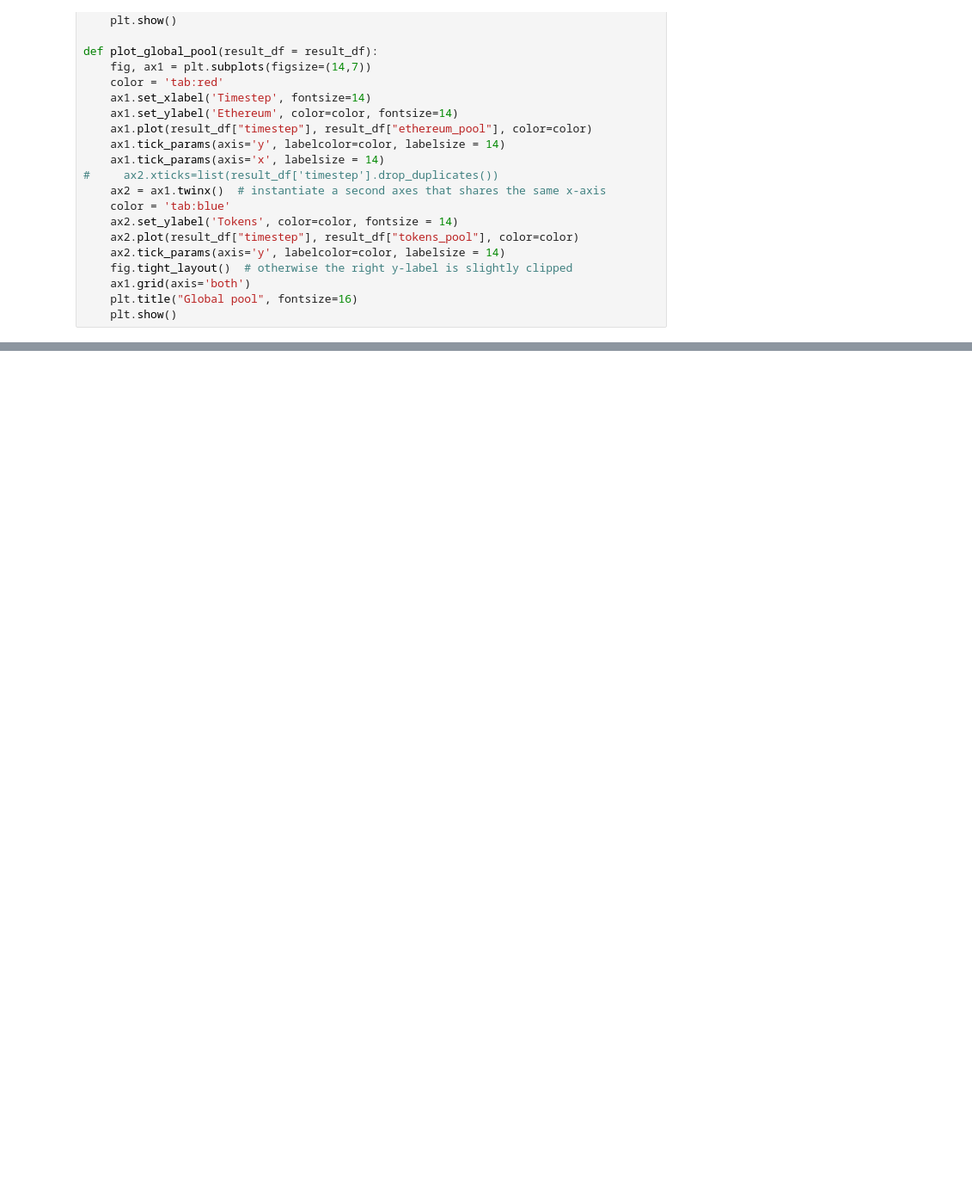
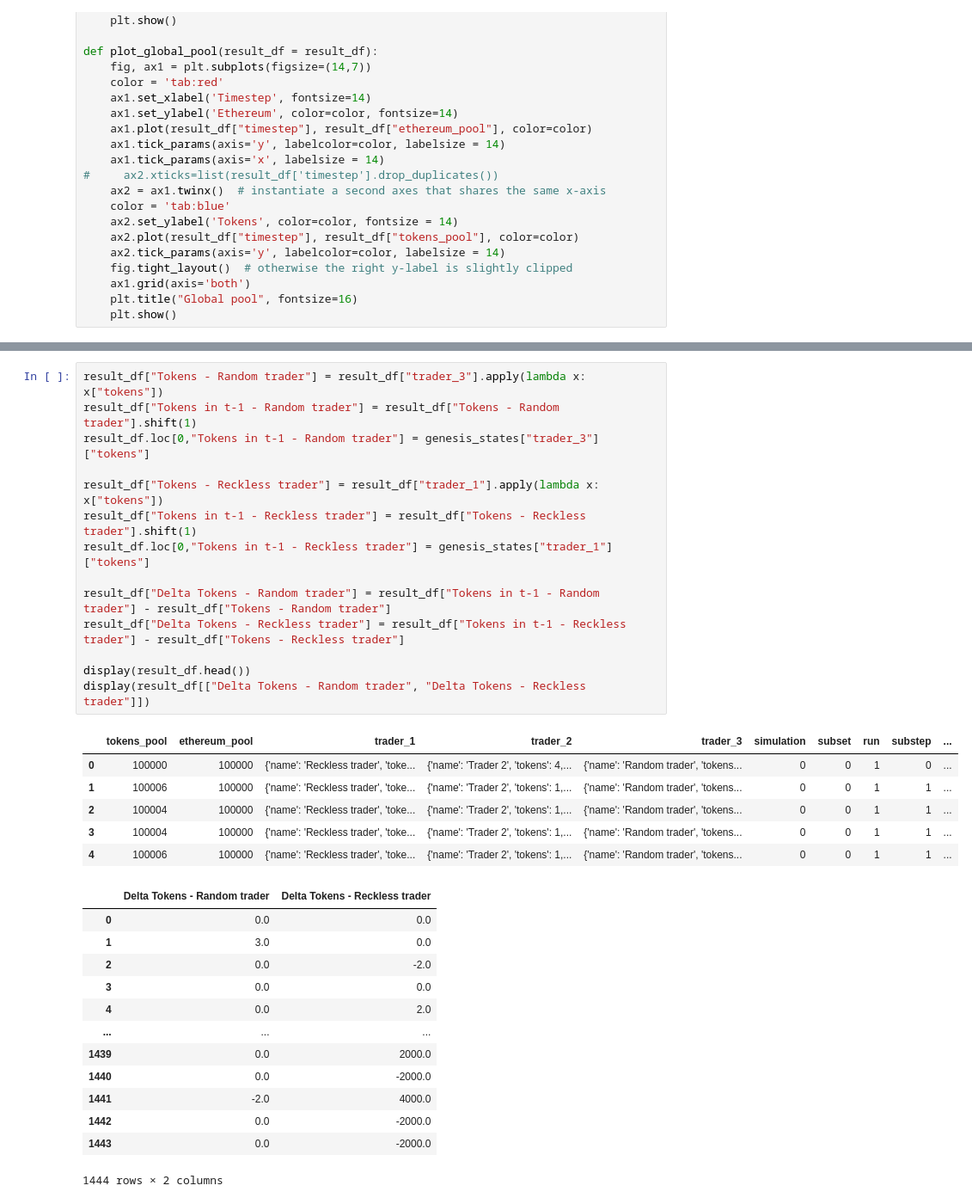
Before and after one commit to OdysseyMomentum/The-UFO-s, a Jupyter notebook: Notebooks/TradersAndMarket.ipynb, the cells around one changed output, grey strips where cells are left out. Shown at 86% size. Cells and saved outputs as stored; diff of their text form; blank space fills up the shorter version.

```diff
--- a/Notebooks/TradersAndMarket.ipynb
+++ b/Notebooks/TradersAndMarket.ipynb
@@ -426,0 +443,34 @@ plot_global_pool()
+# %%
+result_df["Tokens - Random trader"] = result_df["trader_3"].apply(lambda x: x["tokens"])
+result_df["Tokens in t-1 - Random trader"] = result_df["Tokens - Random trader"].shift(1)
+result_df.loc[0,"Tokens in t-1 - Random trader"] = genesis_states["trader_3"]["tokens"]
+
+result_df["Tokens - Reckless trader"] = result_df["trader_1"].apply(lambda x: x["tokens"])
+result_df["Tokens in t-1 - Reckless trader"] = result_df["Tokens - Reckless trader"].shift(1)
+result_df.loc[0,"Tokens in t-1 - Reckless trader"] = genesis_states["trader_1"]["tokens"]
+
+result_df["Delta Tokens - Random trader"] = result_df["Tokens in t-1 - Random trader"] - result_df["Tokens - Random trader"]
+result_df["Delta Tokens - Reckless trader"] = result_df["Tokens in t-1 - Reckless trader"] - result_df["Tokens - Reckless trader"]
+
+display(result_df.head())
+display(result_df[["Delta Tokens - Random trader", "Delta Tokens - Reckless trader"]])
+# %% [output]
+|  | tokens_pool | ethereum_pool | trader_1 | trader_2 | trader_3 | simulation | subset | run | substep | ... |
+| 0 | 100000 | 100000 | {'name': 'Reckless trader', 'toke... | {'name': 'Trader 2', 'tokens': 4,... | {'name': 'Random trader', 'tokens... | 0 | 0 | 1 | 0 | ... |
+| 1 | 100006 | 100000 | {'name': 'Reckless trader', 'toke... | {'name': 'Trader 2', 'tokens': 1,... | {'name': 'Random trader', 'tokens... | 0 | 0 | 1 | 1 | ... |
+| 2 | 100004 | 100000 | {'name': 'Reckless trader', 'toke... | {'name': 'Trader 2', 'tokens': 1,... | {'name': 'Random trader', 'tokens... | 0 | 0 | 1 | 1 | ... |
+| 3 | 100004 | 100000 | {'name': 'Reckless trader', 'toke... | {'name': 'Trader 2', 'tokens': 1,... | {'name': 'Random trader', 'tokens... | 0 | 0 | 1 | 1 | ... |
+| 4 | 100006 | 100000 | {'name': 'Reckless trader', 'toke... | {'name': 'Trader 2', 'tokens': 1,... | {'name': 'Random trader', 'tokens... | 0 | 0 | 1 | 1 | ... |
+|  | Delta Tokens - Random trader | Delta Tokens - Reckless trader |
+| 0 | 0.0 | 0.0 |
+| 1 | 3.0 | 0.0 |
+| 2 | 0.0 | -2.0 |
+| 3 | 0.0 | 0.0 |
+| 4 | 0.0 | 2.0 |
+| ... | ... | ... |
+| 1439 | 0.0 | 2000.0 |
+| 1440 | 0.0 | -2000.0 |
+| 1441 | -2.0 | 4000.0 |
+| 1442 | 0.0 | -2000.0 |
+| 1443 | 0.0 | -2000.0 |
+1444 rows × 2 columns
```
Also changed, not shown: parts of 6 cells of this notebook.
